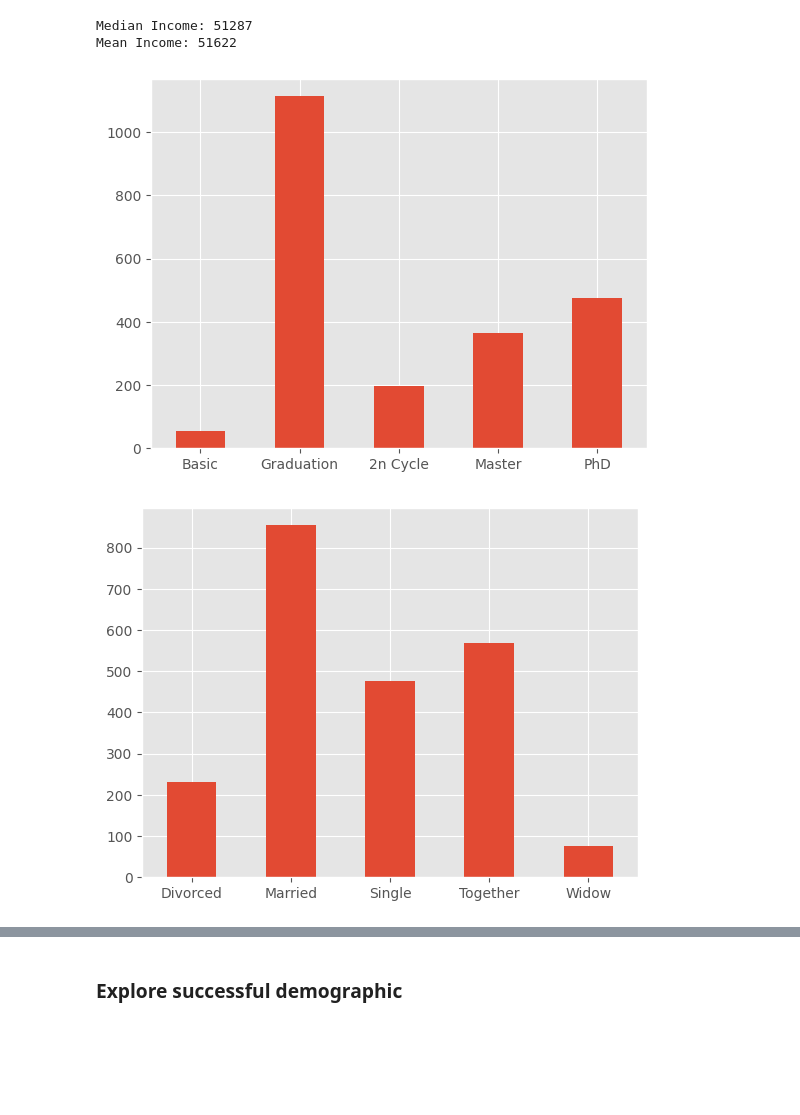
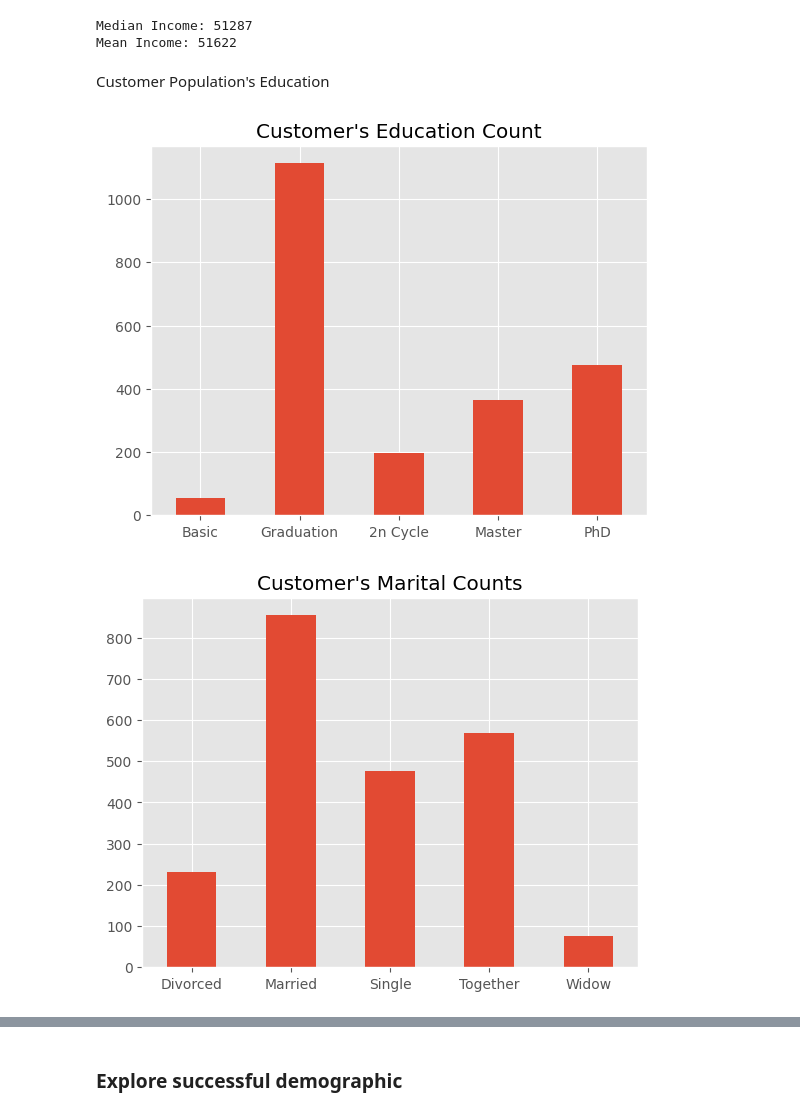
Before and after one commit to DottL/MarketingAnalysis, a Jupyter notebook: MarketingCampaignsAnalysis.ipynb, the cells around one changed output, grey strips where cells are left out. Saved outputs shown, nothing was run; the diff lists cells and outputs as text; code cells hidden in the pictures; blank space fills up the shorter version.

```diff
--- a/MarketingCampaignsAnalysis.ipynb
+++ b/MarketingCampaignsAnalysis.ipynb
@@ -234,0 +227,2 @@ for col in customer + products:
+# %%
+camp_data['Frequency'] = camp_data['NumCatalogPurchases'] + camp_data['NumStorePurchases'] + camp_data['NumWebPurchases']
@@ -439,18 +380,21 @@ print("Median Income:",round(camp_data[['Income']].median().item()),
 # %% [output]
 Median Income: 51287
 Mean Income: 51622
+# %% [markdown]
+Customer Population's Education
 # %%
 # Explicit column names to specify bar ordering
 edu_status = ['education_Basic','education_Graduation','education_2n Cycle','education_Master','education_PhD']
 edu_df = camp_data[edu_status + [campaigns[-2]]]
 new_edu_status = [status[10:] for status in edu_status]
 
 general_edu = (edu_df.iloc[:,:-1]).sum().to_frame().rename(index=dict(zip(edu_status, new_edu_status)))
 general_edu.plot.bar(legend=False)
 plt.xticks(rotation=0)
+plt.title("Customer's Education Count")
 plt.show()
 # %% [output]
-[figure, old version]
+[figure, new version]
 # %%
 # General Kids and Marital Statuses
 # gets columns for customer's marital status
@@ -461,7 +405,8 @@ marital_df = camp_data[marital_status + [campaigns[-2]]] # combined needed colum
 general_marital = (marital_df.iloc[:,:-1]).sum().to_frame().rename(index=dict(zip(marital_status, new_m_status)))
 general_marital.plot.bar(legend=False)
 plt.xticks(rotation=0)
+plt.title("Customer's Marital Counts")
 plt.show()
 # %% [output]
-[figure, old version]
+[figure, new version]
 # %%
```
Also changed, not shown: parts of 36 cells of this notebook.
